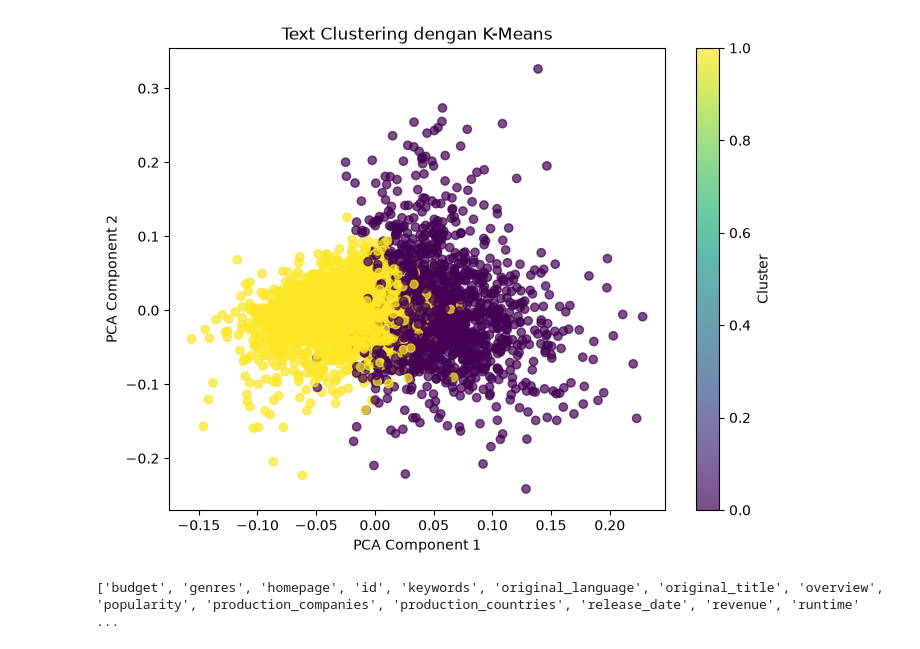
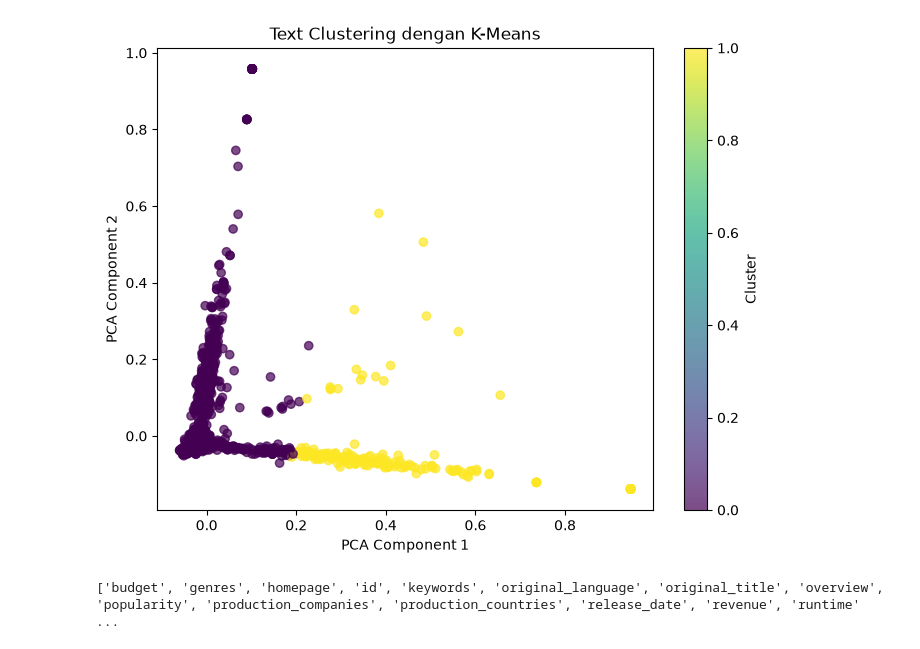
Before and after one commit to DanielSahputra16/CERTAN, a Jupyter notebook: week 6/sesi 3/42324015.ipynb, the cells around one changed output. Cells and saved outputs as stored; diff of their text form; code cells hidden in the pictures.

```diff
--- a/week 6/sesi 3/42324015.ipynb
+++ b/week 6/sesi 3/42324015.ipynb
@@ -13,7 +13,7 @@ import matplotlib.pyplot as plt
 # %%
 # Load dataset
 file_path = "Text.csv"
-df = pd.read_csv(r"C:\PERKULIHAAN\SEMESTER 5\CERTAN\CERTAN\week 6\sesi 3\tmdb_5000_movies.csv")
+df = pd.read_csv(r"C:\PERKULIHAAN\SEMESTER 5\CERTAN\CERTAN\week 6\sesi 3\Text.csv")
 
 # Hanya mengambil kolom message untuk klasterisasi
 df = df.rename(columns={'Message': 'text'})
@@ -30,37 +30,37 @@ def clean_text(text):
     words = [lemmatizer.lemmatize(word) for word in words]
     return ' '.join(words)
 
-# Preprocessing kolom overview
-df['clean_text'] = df['overview'].fillna('').apply(clean_text)
+# Terapkan preprocessing ke teks
+df['clean_text' ] = df['text' ].apply(clean_text)
 
 # Konversi teks ke vektor TF-IDF
 vectorizer = TfidfVectorizer(stop_words='english')
 X = vectorizer.fit_transform(df['clean_text'])
 
 # Tentukan jumlah klaster
 num_clusters = 2
 kmeans = KMeans(n_clusters=num_clusters, random_state=42, n_init=10)
 df['cluster'] = kmeans.fit_predict(X)
 
 # Visualisasi dengan PCA
 pca = PCA(n_components=2)
 X_pca = pca.fit_transform(X.toarray())
 
 plt.figure(figsize=(8, 6))
 plt.scatter(
     X_pca[:, 0],
     X_pca[:, 1],
     c=df['cluster'],
     cmap='viridis',
     alpha=0.7
 )
 plt.xlabel("PCA Component 1")
 plt.ylabel("PCA Component 2")
 plt.title("Text Clustering dengan K-Means")
 plt.colorbar(label='Cluster')
 plt.show()
 # %% [output]
-[figure, old version]
+[figure, new version]
 # %%
 print(df.columns.tolist())
 # %% [output]
```
Also changed, not shown: 1 other file.
